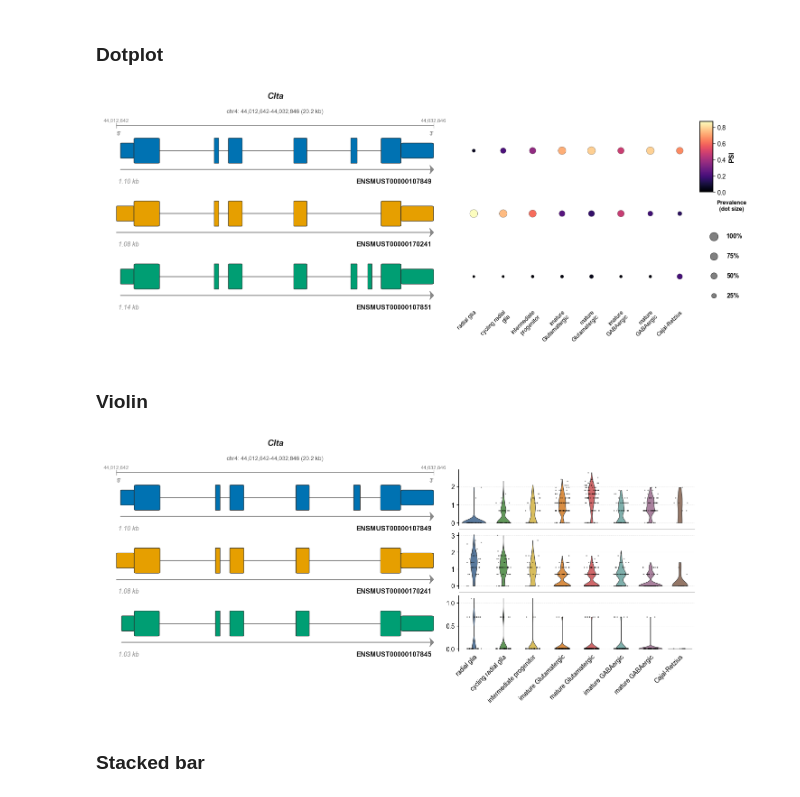
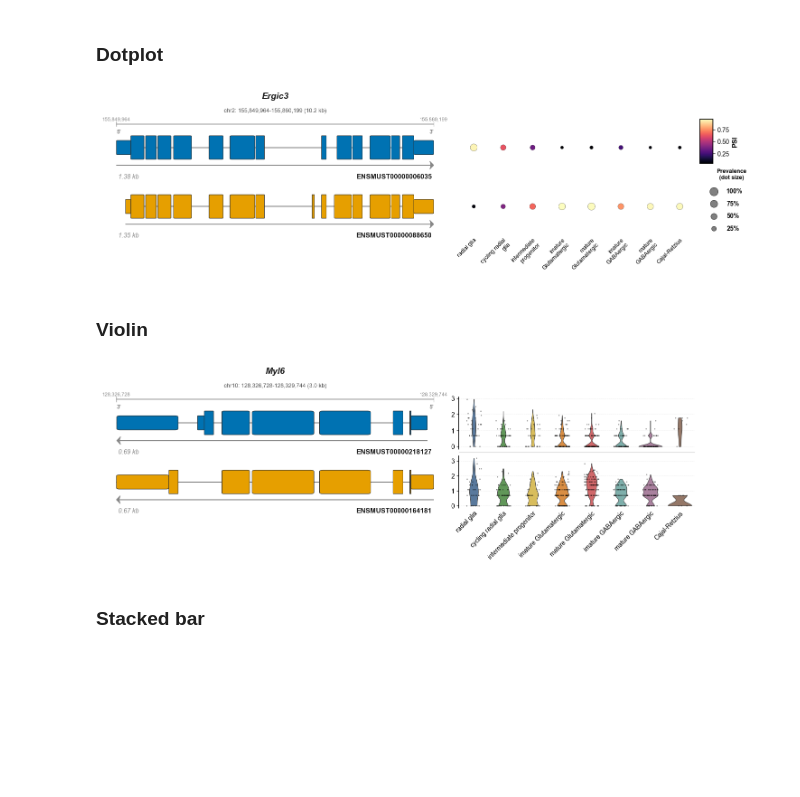
Before and after one commit to cobioda/allos, a Jupyter notebook: tutorial_notebooks/01_single_cell_tutorial.ipynb, the cells around one changed output. Cells and saved outputs as stored; diff of their text form; code cells hidden in the pictures; blank space fills up the shorter version.

```diff
--- a/tutorial_notebooks/01_single_cell_tutorial.ipynb
+++ b/tutorial_notebooks/01_single_cell_tutorial.ipynb
@@ -534,23 +558,23 @@ plt.show()
 # %%
 plot_isoform_dot_composed(
     transcript_data=td,
     adata=adata,
-    gene_id='Clta',
+    gene_id='Ergic3',
     group_col='cell_type',
     top_n=3,
     group_color_map=CELL_TYPE_COLORS,
     visible_groups=CELL_TYPE_ORDER,
 )
 plt.show()
 # %% [output]
-[figure, old version]
+[figure, new version]
 # %% [markdown]
 ### Violin
 # %%
 plot_isoform_violin_composed(
     transcript_data=td,
     adata=adata,
-    gene_id='Clta',
+    gene_id='Myl6',
     group_col='cell_type',
     top_n=3,
     group_color_map=CELL_TYPE_COLORS,
@@ -558,7 +582,7 @@ plot_isoform_violin_composed(
 )
 plt.show()
 # %% [output]
-[figure, old version]
+[figure, new version]
 # %% [markdown]
 ### Stacked bar
 # %%
```
Also changed, not shown: parts of 11 cells of this notebook, 10 other files.
